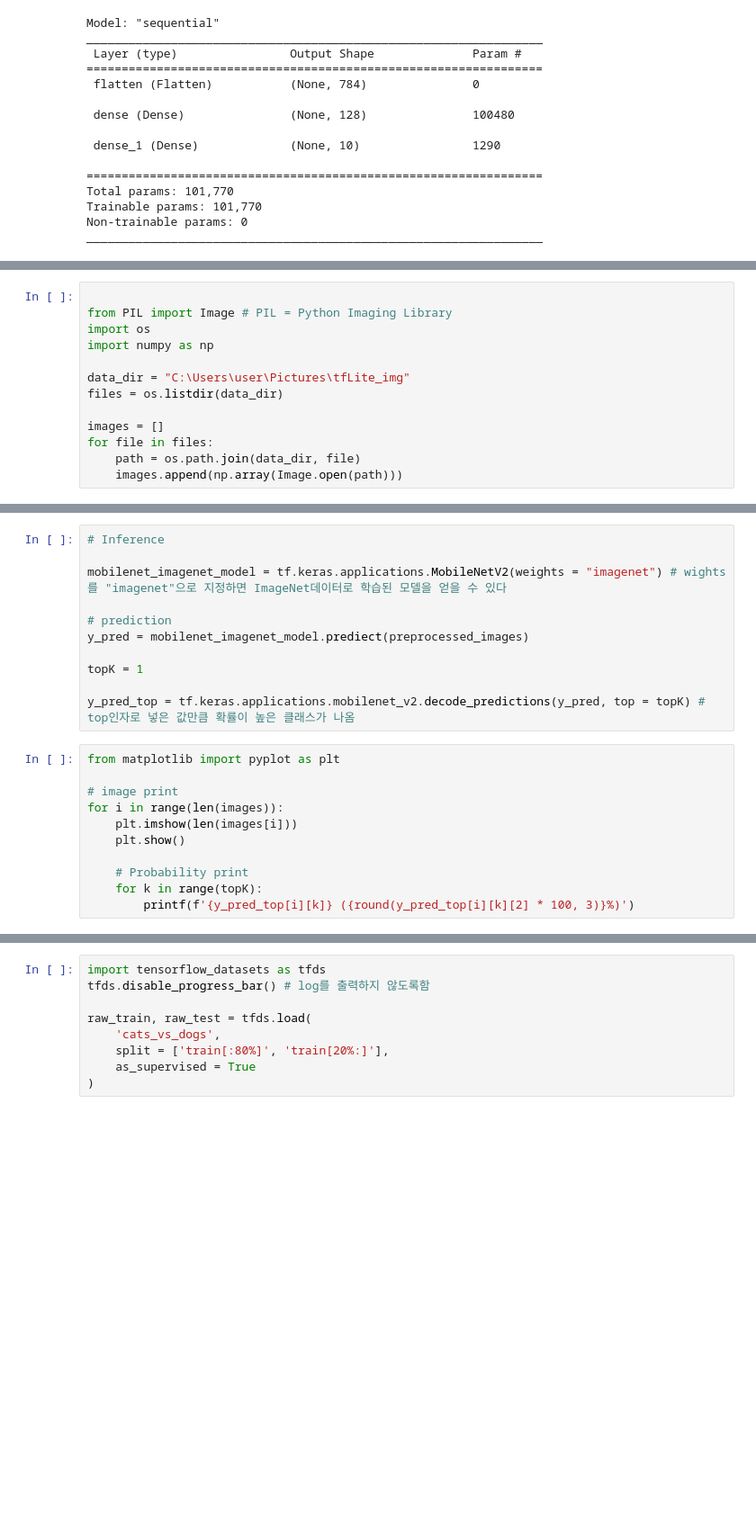
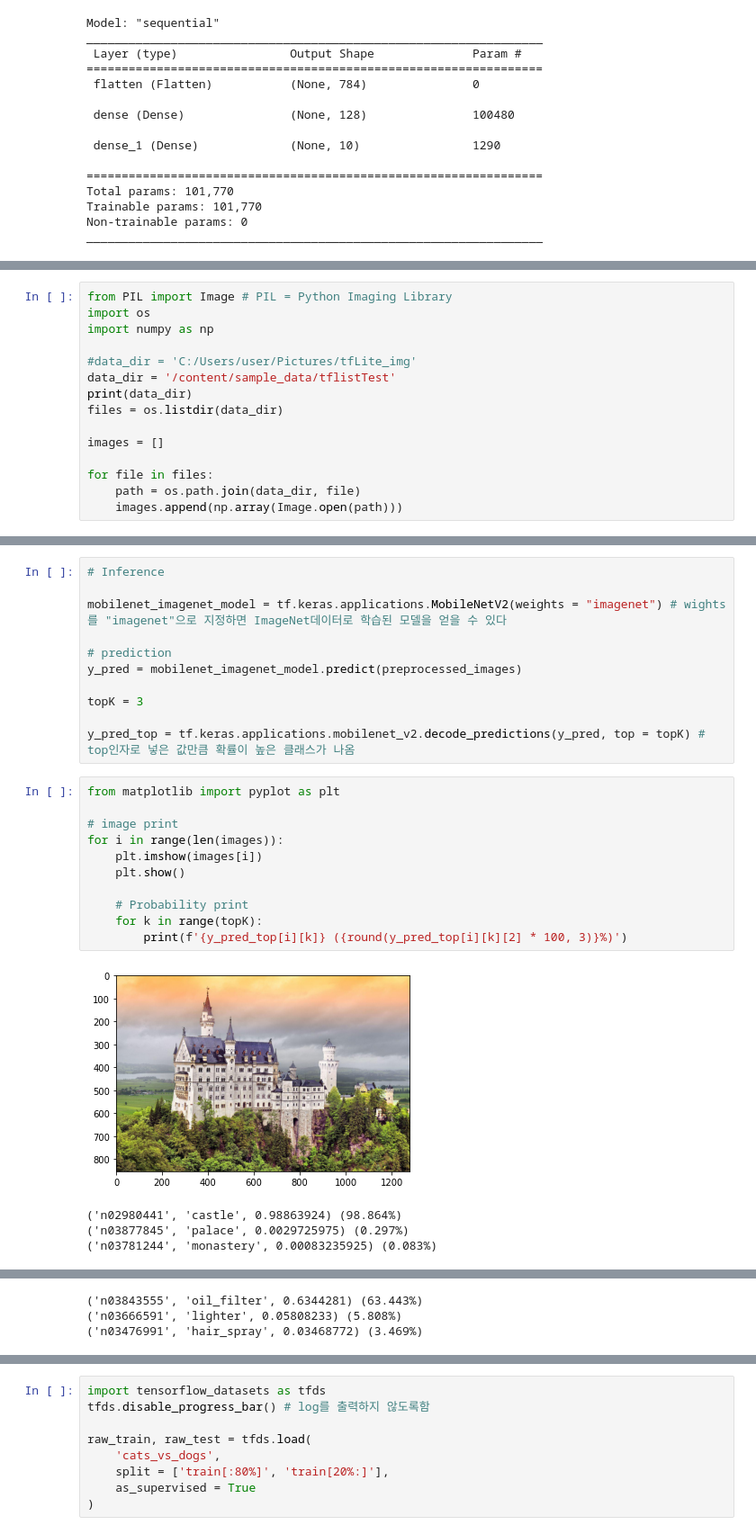
Before and after one commit to blackgreenc/java, a Jupyter notebook: School_java_project.ipynb, the cells around one changed output, grey strips where cells are left out. Shown: that part at 90% size. Saved outputs shown, nothing was run; the diff lists cells and outputs as text; blank space fills up the shorter version.

```diff
--- a/School_java_project.ipynb
+++ b/School_java_project.ipynb
@@ -168,13 +159,15 @@ Epoch 3/5
 # %%
-
 from PIL import Image # PIL = Python Imaging Library
 import os
 import numpy as np
 
-data_dir = "C:\Users\user\Pictures\tfLite_img"
+#data_dir = 'C:/Users/user/Pictures/tfLite_img'
+data_dir = '/content/sample_data/tflistTest'
+print(data_dir)
 files = os.listdir(data_dir)
 
 images = []
+
 for file in files:
     path = os.path.join(data_dir, file)
     images.append(np.array(Image.open(path)))
@@ -196,19 +194,24 @@ NameError: ignored
 mobilenet_imagenet_model = tf.keras.applications.MobileNetV2(weights = "imagenet") # wights를 "imagenet"으로 지정하면 ImageNet데이터로 학습된 모델을 얻을 수 있다
 
 # prediction
-y_pred = mobilenet_imagenet_model.prediect(preprocessed_images)
+y_pred = mobilenet_imagenet_model.predict(preprocessed_images)
 
-topK = 1
+topK = 3
 
 y_pred_top = tf.keras.applications.mobilenet_v2.decode_predictions(y_pred, top = topK) # top인자로 넣은 값만큼 확률이 높은 클래스가 나옴
 # %%
 from matplotlib import pyplot as plt
 
 # image print
 for i in range(len(images)):
-    plt.imshow(len(images[i]))
+    plt.imshow(images[i])
     plt.show()
 
     # Probability print
     for k in range(topK):
-        printf(f'{y_pred_top[i][k]} ({round(y_pred_top[i][k][2] * 100, 3)}%)')
+        print(f'{y_pred_top[i][k]} ({round(y_pred_top[i][k][2] * 100, 3)}%)')
+# %% [output]
+[figure, added]
+('n02980441', 'castle', 0.98863924) (98.864%)
+('n03877845', 'palace', 0.0029725975) (0.297%)
+('n03781244', 'monastery', 0.00083235925) (0.083%)
@@ -214,0 +219,3 @@ for i in range(len(images)):
+('n03843555', 'oil_filter', 0.6344281) (63.443%)
+('n03666591', 'lighter', 0.05808233) (5.808%)
+('n03476991', 'hair_spray', 0.03468772) (3.469%)
```
Also changed, not shown: parts of 10 cells of this notebook.
